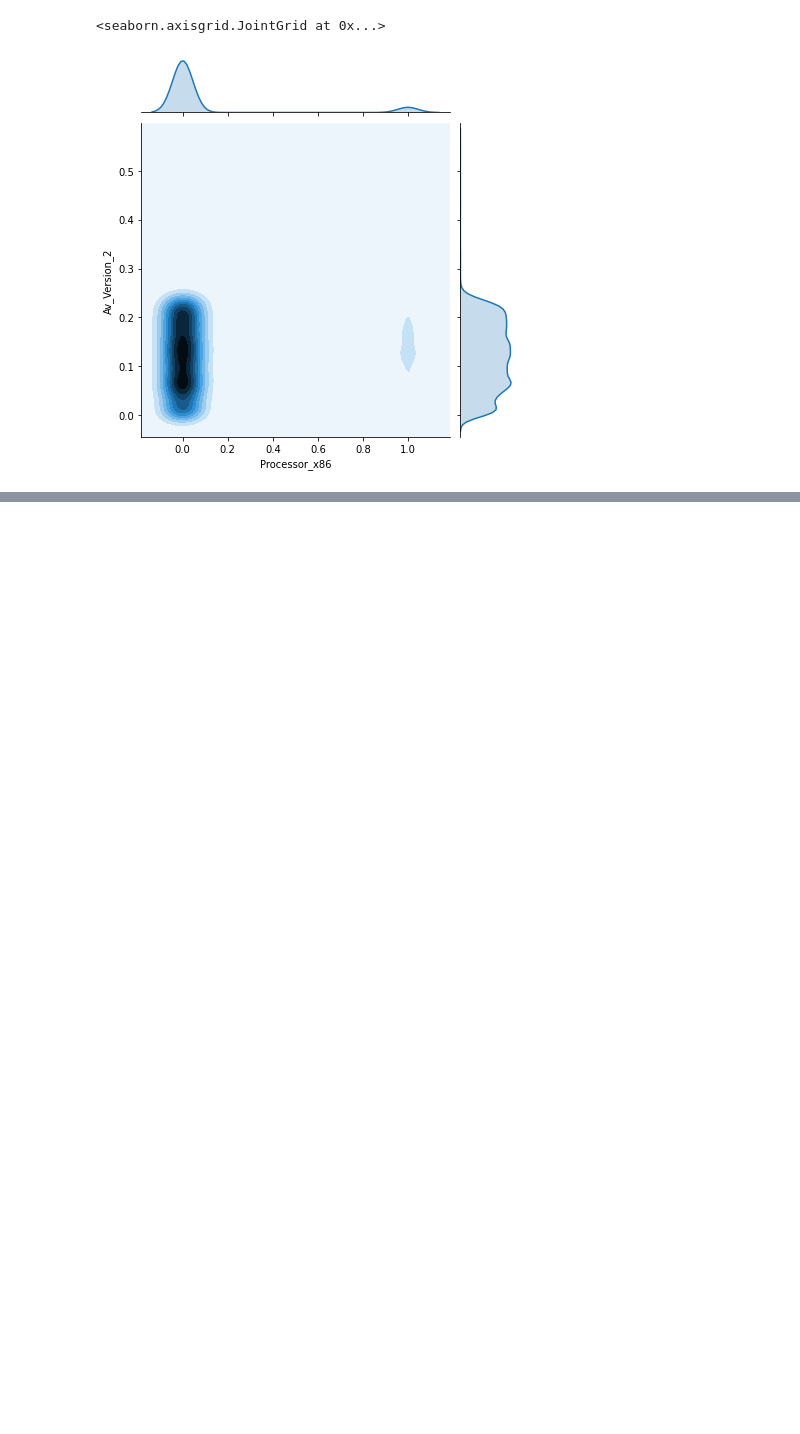
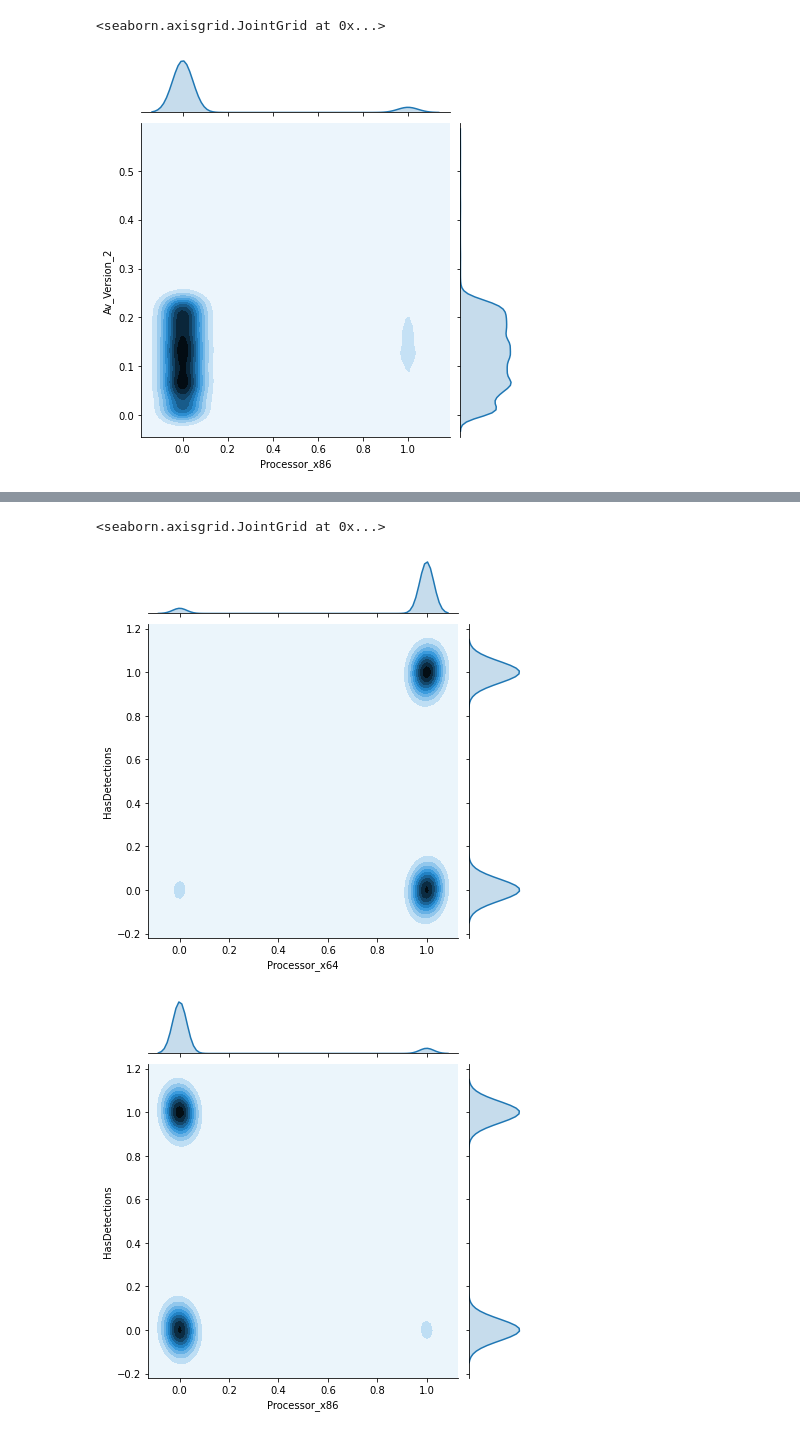
Before and after one commit to mshaio/Cyber, a Jupyter notebook: MicrosoftMalwarePredictionData/PC Virus Infection NN.ipynb, the cells around one changed output, grey strips where cells are left out. Saved outputs shown, nothing was run; the diff lists cells and outputs as text; code cells hidden in the pictures; blank space fills up the shorter version.

```diff
--- a/MicrosoftMalwarePredictionData/PC Virus Infection NN.ipynb
+++ b/MicrosoftMalwarePredictionData/PC Virus Infection NN.ipynb
@@ -546,0 +564,9 @@ sns.jointplot(x="ProductName_win8defender", y="Av_Version_2", data=nn_input[:100
+# %%
+# sns.jointplot(x="Av_Version_2", y="HasDetections", data=nn_input[:100000], kind="kde")
+sns.jointplot(x="Processor_x64", y="HasDetections", data=nn_input[:100000], kind="kde")
+sns.jointplot(x="Processor_x86", y="HasDetections", data=nn_input[:100000], kind="kde")
+sns.jointplot(x="Processor_arm64", y="HasDetections", data=nn_input[:100000], kind="kde")
+# %% [output]
+<seaborn.axisgrid.JointGrid at 0x...>
+[figure, added]
+[figure, added]
```
Also changed, not shown: parts of 10 cells of this notebook.
